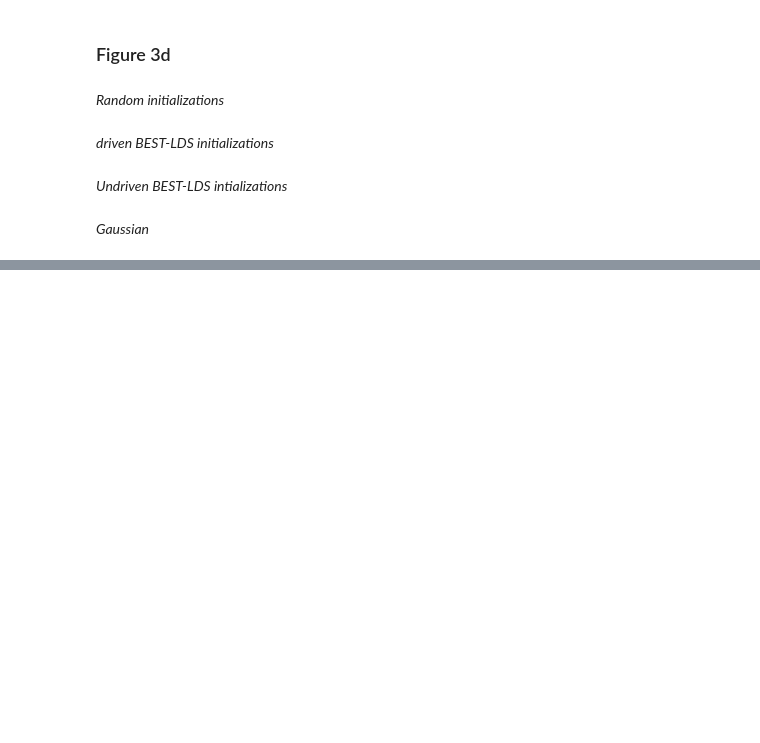
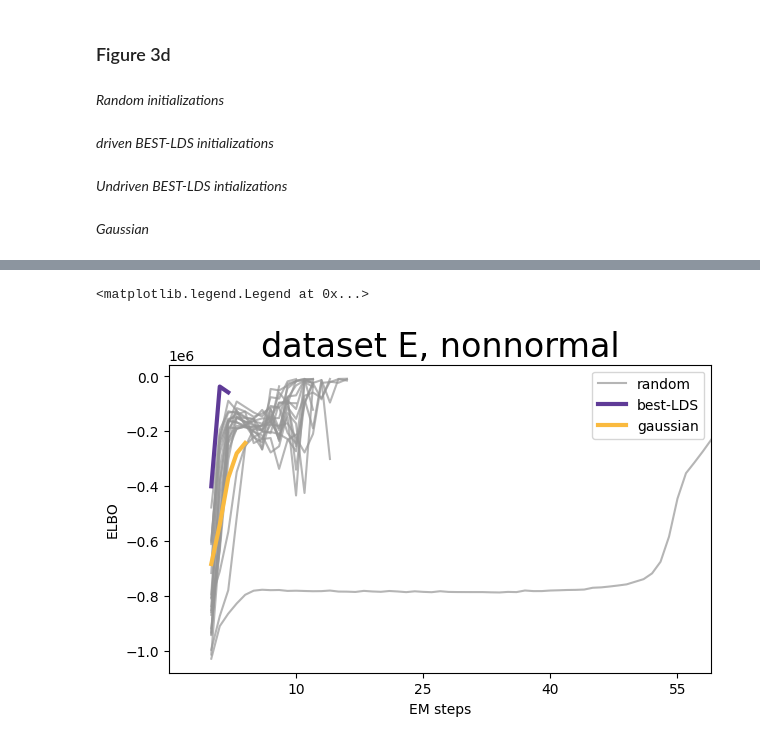
Before and after one commit to irisstone/bestLDS, a Jupyter notebook: run_EM.ipynb, the cells around one changed output, grey strips where cells are left out. Drawn from its saved outputs; the diff is of its cells as text; code cells hidden in the pictures; blank space fills up the shorter version.

```diff
--- a/run_EM.ipynb
+++ b/run_EM.ipynb
@@ -802,0 +1259,17 @@ for i in range(num_inits):
+# %%
+from fit_EM import check_convergence
+
+colors = np.array([[95,59,151],[85,180,103],[250,186,63],[150,150,150]])/255
+
+dataset = 'datasetE_nonnormal'
+tol = 0.01
+min_steps = 2
+
+random_inits = np.load('./data/em-fits/%s/ds3-random.npz' %dataset)
+random_elbos, random_steps = check_convergence(random_inits,tol=tol,method='Gain',min_steps=min_steps)
+
+bern_init = np.load('./data/em-fits/%s/ds3-best-lds.npz' %dataset)
+bern_elbos, bern_steps = check_convergence(bern_init,tol=tol,method='Gain',min_steps=min_steps)
+
+gauss_init = np.load('./data/em-fits/%s/ds3-gaussian.npz' %dataset)
+gauss_elbos, gauss_steps = check_convergence(gauss_init,tol=tol,method='Gain',min_steps=min_steps)
@@ -802,0 +1294,27 @@ for i in range(num_inits):
+# %%
+colors = np.array([[95,59,151],[85,180,103],[250,186,63],[150,150,150]])/255
+
+plt.figure(figsize=(7,4))
+
+for i in range(20):
+    if i == 0:
+        plt.plot(random_elbos[i,0:int(random_steps[i])+1],color=colors[3], alpha=0.7, label='random')
+    else:
+        plt.plot(random_elbos[i,0:int(random_steps[i])+1],color=colors[3], alpha=0.7)
+
+plt.plot(bern_elbos[0,0:int(bern_steps)+1],color=colors[0], label='best-LDS', linewidth=3)
+plt.plot(gauss_elbos[0,0:int(gauss_steps)+1],color=colors[2], label='gaussian', linewidth=3)
+
+plt.xlim([-5,59])
+plt.xticks(np.arange(10,60,15))
+# plt.ylim([-500000,100000])
+# plt.yticks(np.arange(-500000,100001,200000))
+plt.xlabel('EM steps')
+plt.ylabel('ELBO')
+plt.title('dataset E, nonnormal', fontsize=24)
+plt.legend()
+
+# plt.savefig("saved_images/fig3_datasetC_large.pdf",transparent=True)
+# %% [output]
+<matplotlib.legend.Legend at 0x...>
+[figure, added]
```
Also changed, not shown: parts of 23 cells of this notebook.
